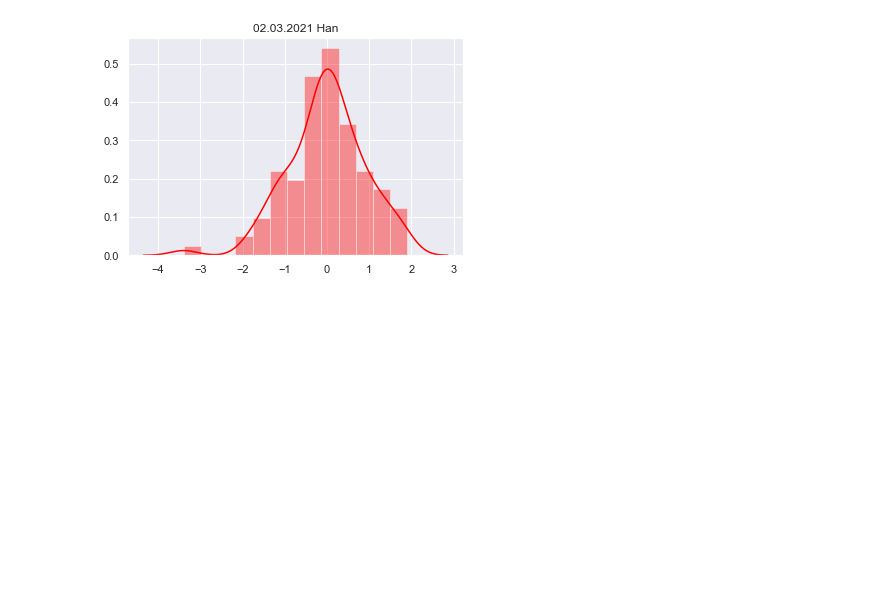
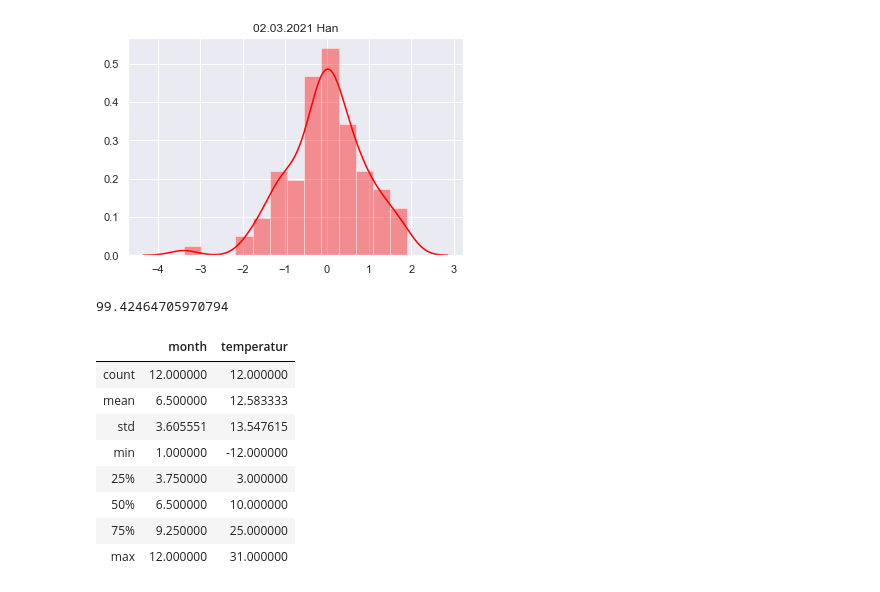
Before and after one commit to hanGemma/2020-11-30Data_Librarian_JHHan, a Jupyter notebook: Modul_3/notebook/example_jupyter.ipynb, the cells around one changed output. Saved outputs shown, nothing was run; the diff lists cells and outputs as text; code cells hidden in the pictures; blank space fills up the shorter version.

```diff
--- a/Modul_3/notebook/example_jupyter.ipynb
+++ b/Modul_3/notebook/example_jupyter.ipynb
@@ -25,3 +25,35 @@ plot
 # %% [output]
 Text(0.5, 1.0, '02.03.2021 Han')
 [figure]
+# %%
+import numpy as np
+X=np.random.normal(size=100)
+#transform X into a 2.dim array
+X.reshape((20,5))
+
+#dot product: X*X
+X.dot(X.T)
+# %% [output]
+99.42464705970794
+# %%
+import pandas as pd
+df = pd.DataFrame({
+    'month':[1,2,3,4,5,6,7,8,9,10,11,12],
+    'temperatur':[-12,3,9,10,19,25,30,31,25,10,3,-2]
+})
+df.describe()
+# Output  von Month : count ist monate Anzahl. Rest hat kein große Bedeutung
+# output von temperatur: mean- durchschnitte Temperatur ,
+# std-standardabweichung. verteilung  einzeln wertes. Bedeutung : steuung von Temperaturen
+#min: niedrigste Tem. max: hochste temperatur.
+#  temperatur reihe: -12,-2,3 (25%)|3,9,10,50(%)|10,19,25(75%)|,25,30,31(100%)
+# %% [output]
+|  | month | temperatur |
+| count | 12.000000 | 12.000000 |
+| mean | 6.500000 | 12.583333 |
+| std | 3.605551 | 13.547615 |
+| min | 1.000000 | -12.000000 |
+| 25% | 3.750000 | 3.000000 |
+| 50% | 6.500000 | 10.000000 |
+| 75% | 9.250000 | 25.000000 |
+| max | 12.000000 | 31.000000 |
```
Also changed, not shown: parts of 4 cells of this notebook, 7 other files.
